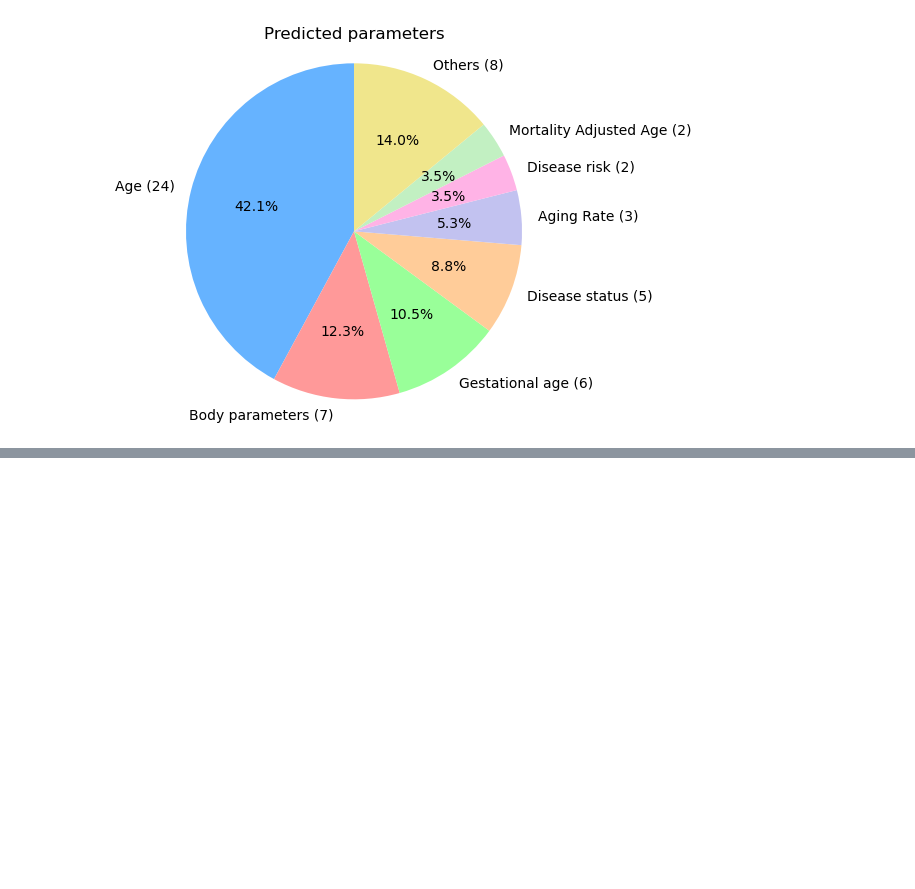
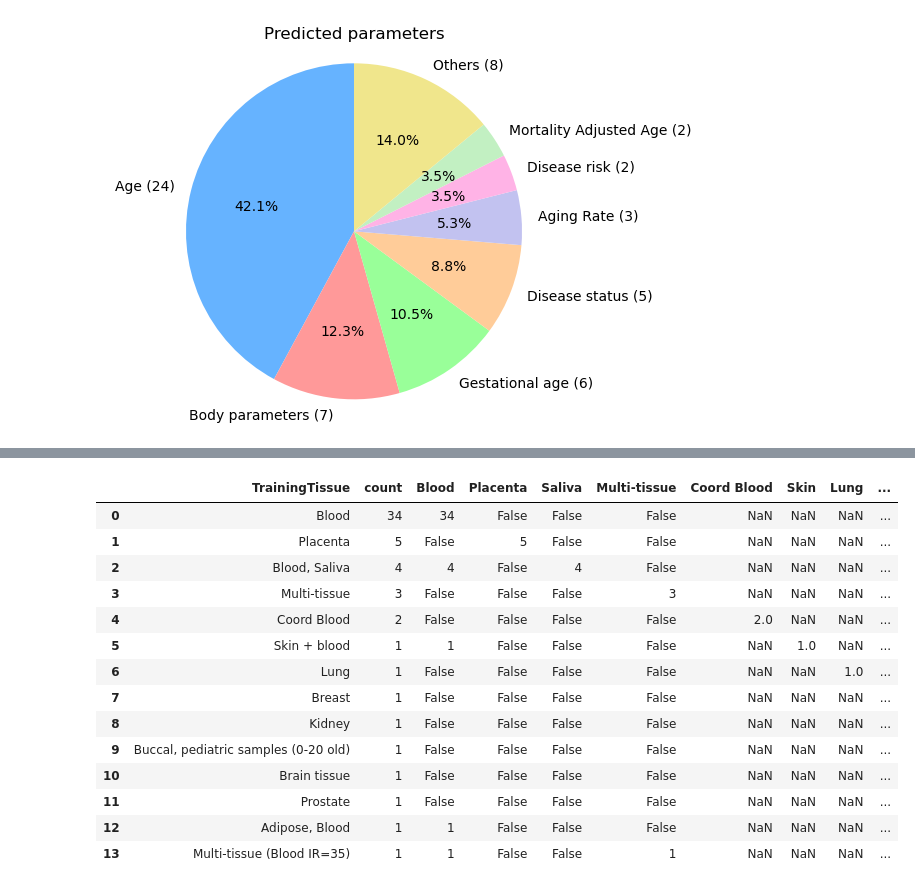
Before and after one commit to ComputationalAgingLab/ComputAge, a Jupyter notebook: workbook_models_analysis.ipynb, the cells around one changed output, grey strips where cells are left out. Saved outputs shown, nothing was run; the diff lists cells and outputs as text; code cells hidden in the pictures; blank space fills up the shorter version.

```diff
--- a/workbook_models_analysis.ipynb
+++ b/workbook_models_analysis.ipynb
@@ -149,0 +158,26 @@ Name: count, dtype: int64
+# %%
+tissues_list = ['Placenta', 'Saliva', 'Multi-tissue', 'Coord Blood', 'Skin', 'Lung', 'Breast', 'Kidney',  'Buccal', 'Brain', 'Prostate', 'Adipose']
+
+tissues.loc[tissues['TrainingTissue'].str.contains('Blood|blood', case=False), 'Blood'] = tissues['count']
+tissues.loc[tissues['TrainingTissue'] == 'Coord Blood', 'Blood'] = False # replace coord blood to False
+
+for tissue_type in tissues_list:
+    tissues.loc[tissues['TrainingTissue'].str.contains(tissue_type, case=False), tissue_type] = tissues['count']
+
+tissues
+# %% [output]
+|  | TrainingTissue | count | Blood | Placenta | Saliva | Multi-tissue | Coord Blood | Skin | Lung | ... |
+| 0 | Blood | 34 | 34 | False | False | False | NaN | NaN | NaN | ... |
+| 1 | Placenta | 5 | False | 5 | False | False | NaN | NaN | NaN | ... |
+| 2 | Blood, Saliva | 4 | 4 | False | 4 | False | NaN | NaN | NaN | ... |
+| 3 | Multi-tissue | 3 | False | False | False | 3 | NaN | NaN | NaN | ... |
+| 4 | Coord Blood | 2 | False | False | False | False | 2.0 | NaN | NaN | ... |
+| 5 | Skin + blood | 1 | 1 | False | False | False | NaN | 1.0 | NaN | ... |
+| 6 | Lung | 1 | False | False | False | False | NaN | NaN | 1.0 | ... |
+| 7 | Breast | 1 | False | False | False | False | NaN | NaN | NaN | ... |
+| 8 | Kidney | 1 | False | False | False | False | NaN | NaN | NaN | ... |
+| 9 | Buccal, pediatric samples (0-20 old) | 1 | False | False | False | False | NaN | NaN | NaN | ... |
+| 10 | Brain tissue | 1 | False | False | False | False | NaN | NaN | NaN | ... |
+| 11 | Prostate | 1 | False | False | False | False | NaN | NaN | NaN | ... |
+| 12 | Adipose, Blood | 1 | 1 | False | False | False | NaN | NaN | NaN | ... |
+| 13 | Multi-tissue (Blood IR=35) | 1 | 1 | False | False | 1 | NaN | NaN | NaN | ... |
```
Also changed, not shown: parts of 10 cells of this notebook, 1 other file.
